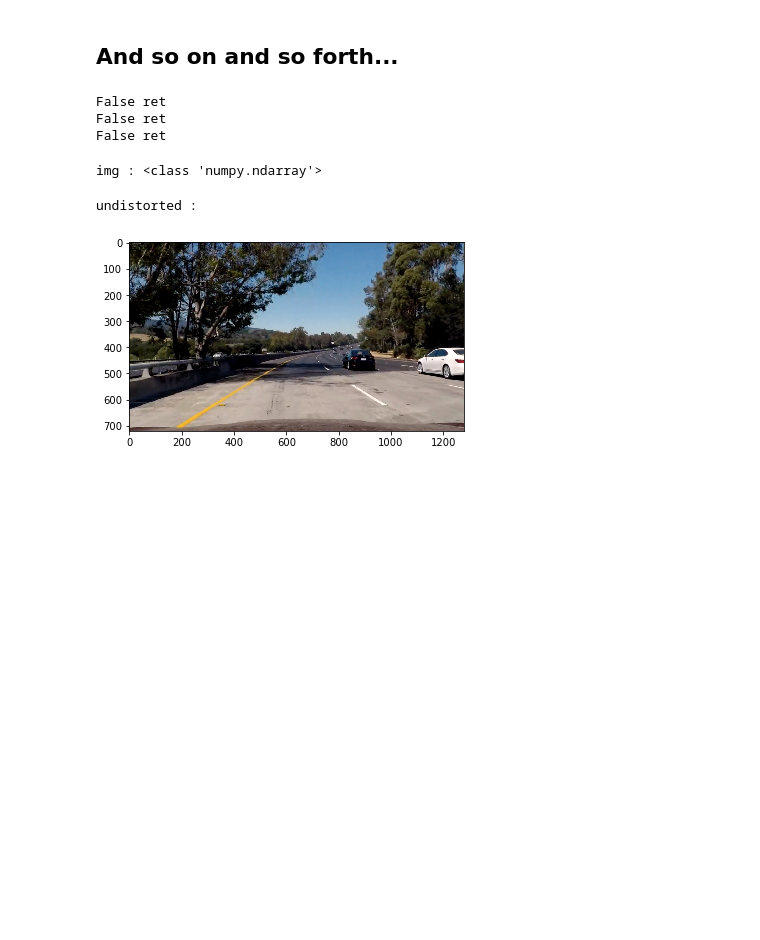
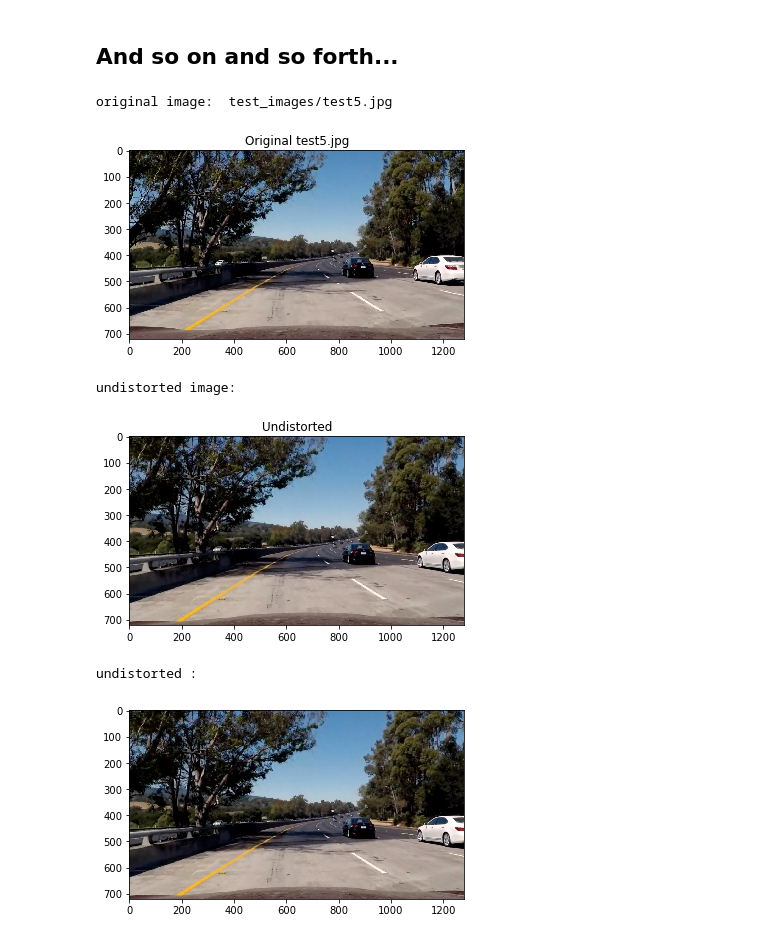
Before and after one commit to sunpochin/advanced-Lane-Lines-carnd, a Jupyter notebook: pipeline.ipynb, the cells around one changed output. Drawn from its saved outputs; the diff is of its cells as text; code cells hidden in the pictures; blank space fills up the shorter version.

Commit message:
Writeup editing, first part.

```diff
--- a/pipeline.ipynb
+++ b/pipeline.ipynb
@@ -39,63 +86,3 @@ length 0 objpoints
 # %% [markdown]
 ## And so on and so forth...
-# %%
-nx = 9 # the number of inside corners in x
-ny = 6 # the number of inside corners in y
-
-def makeCalibrationList():
-    # Make a list of calibration images
-    images = glob.glob('camera_cal/calibration*.jpg')
-#     print('images: ', images)
-
-    # Step through the list and search for chessboard corners
-    for fname in images:
-        img = cv2.imread(fname)
-        gray = cv2.cvtColor(img,cv2.COLOR_BGR2GRAY)
-
-        # Find the chessboard corners
-        ret, corners = cv2.findChessboardCorners(gray, (nx, ny),None)
-
-        # If found, add object points, image points
-        if ret == True:
-            objpoints.append(objp)
-            imgpoints.append(corners)
-
-            # Draw and display the corners
-            img = cv2.drawChessboardCorners(img, (9,6), corners, ret)
-            cv2.imshow('img',img)
-            cv2.waitKey(50)
-        else:
-            print('False ret')
-
-
-    cv2.destroyAllWindows()
-    return corners
-
-#corners = []
-
-corners = makeCalibrationList()
-
-if 0 == len(objpoints):
-    print('length 0 objpoints')
-#     corners = makeCalibrationList()
-#     img = cv2.imread('./camera_cal/calibration01.jpg')
-#     img_size = (img.shape[1], img.shape[0])
-#     ret, mtx, dist, rvecs, tvecs = cv2.calibrateCamera(objpoints, imgpoints, img_size, None, None)
-else:
-    pass
-#    print('objpoints length: ', objpoints )
-# %% [output]
-False ret
-False ret
-False ret
-# %%
-img = cv2.imread('camera_cal/calibration1.jpg')
-
-print('img :', type(img) )
-
-# Do camera calibration given object points and image points
-img_size = (img.shape[1], img.shape[0])
-ret, mtx, dist, rvecs, tvecs = cv2.calibrateCamera(objpoints, imgpoints, img_size, None, None)
-# %% [output]
-img : <class 'numpy.ndarray'>
 # %%
@@ -134,10 +121,30 @@ class Line():
 # %%
 # undistort the image using pre-calculated "calibration datas".
 def undistortImg(image):
     undistorted = cv2.undistort(image, mtx, dist, None, mtx)
     #cv2.imwrite('calibration_wide/test_undist.jpg',dst)
     frame.undistorted = undistorted
     return undistorted
+
+
+filename = 'test_images/test5.jpg'
+image = mpimg.imread(filename)
+undistorted = undistortImg(image)
+print('original image: ', filename)
+plt.title('Original test5.jpg')
+plt.imshow(image)
+plt.show()
+
+print('undistorted image: ')
+plt.imshow(undistorted)
+plt.title('Undistorted')
+plt.show()
+#mpimg.imsave('./writeup/undistorted-test5.jpg')
+# %% [output]
+original image:  test_images/test5.jpg
+[figure, added]
+undistorted image:
+[figure, added]
 # %%
 # Define a function that takes an image, gradient orientation,
 # and threshold min / max values.
```
Also changed, not shown: parts of 3 cells of this notebook, 5 other files.
